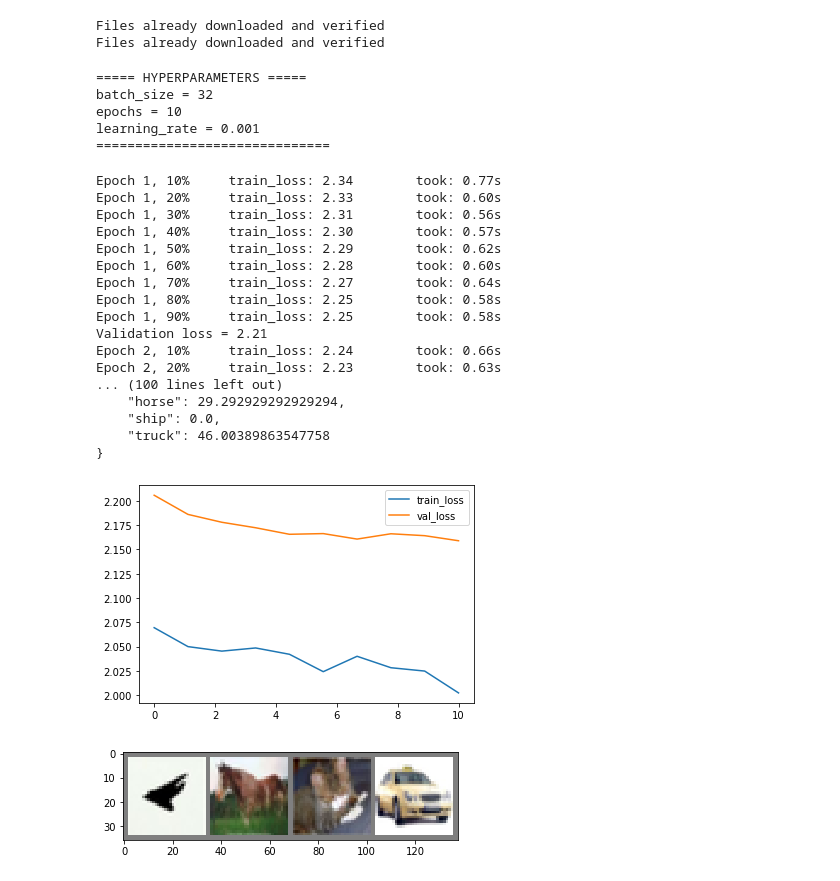
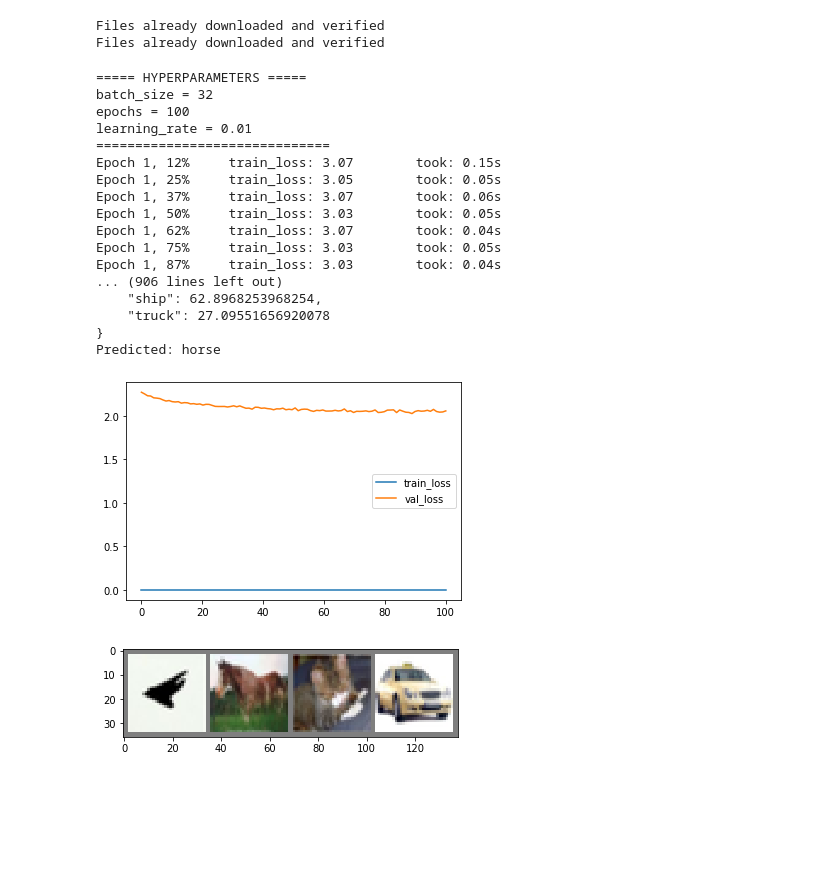
Before and after one commit to mattbev/DDIG, a Jupyter notebook: ExpPool.ipynb, the cells around one changed output. Saved outputs shown, nothing was run; the diff lists cells and outputs as text; code cells hidden in the pictures; blank space fills up the shorter version.

```diff
--- a/ExpPool.ipynb
+++ b/ExpPool.ipynb
@@ -48,7 +48,7 @@ def imshow(img):
 from torch.utils.data.sampler import SubsetRandomSampler
 
 #Training
-n_training_samples = 20000
+n_training_samples = 1000 #20000
 train_sampler = SubsetRandomSampler(np.arange(n_training_samples, dtype=np.int64))
 def get_train_loader(batch_size):
         train_loader = torch.utils.data.DataLoader(train_set, batch_size=batch_size, sampler=train_sampler, num_workers=2)
@@ -69,7 +69,7 @@ class SortPool:
         self.channels = channels
         self.height = height
         self.width = width
-        self.coeff = torch.rand(self.channels, self.height*self.width)#, requires_grad=True)
+        self.coeff = torch.rand(self.channels, self.height*self.width, requires_grad=True)
 
     def forward(self, x):
         batch_size, channels, height, width = x.shape
@@ -125,7 +125,7 @@ class SimpleCNN(torch.nn.Module):
         #Dimension changes from (1,1024) to (1, 10)
         x = F.relu(self.fc(x))
 
-        sm = F.softmax(x)
+#         sm = F.softmax(x)
 
         return x
 
@@ -177,6 +177,7 @@ def trainNet(net, batch_size, n_epochs, learning_rate):
 
         running_loss = 0.0
         print_every = n_batches // 10
+        print_every = 1 if print_every == 0 else print_every
         start_time = time.time()
         total_train_loss = 0
 
@@ -190,7 +191,7 @@ def trainNet(net, batch_size, n_epochs, learning_rate):
 #                 target = inputs[0]
 #                 imshow(target)
 #                 print(classes[labels[0]])
-            inputs, labels = Variable(inputs), Variable(labels)
+#             inputs, labels = Variable(inputs), Variable(labels)
 
             #Set parameter gradients to zero
             optimizer.zero_grad()
@@ -294,40 +295,41 @@ def accuracy(model):
 # %%
 import json
 
 CNN = SimpleCNN()
-trainNet(CNN, batch_size=32, n_epochs=10, learning_rate=.001)
+trainNet(CNN, batch_size=32, n_epochs=100, learning_rate=.01)
 overall_acc, class_acc = accuracy(CNN)
 print("Final Accuracies: \n overall: {overall_acc:.3f} \n class: {class_acc}".format(
     overall_acc=overall_acc,
     class_acc=json.dumps(class_acc, indent=4)))
 
-# outputs = CNN(img)
-# _, predicted = torch.max(outputs, 1)
-# print("Predicted:", classes[predicted[0]])
+outputs = CNN(img)
+# x = classes
+# y = np.ndarray.flatten(torch.nn.functional.softmax(outputs, dim=1).data.numpy())
+# fig = plt.figure()
+# ax = plt.axes()
+# plt.bar(x, y)
+
+_, predicted = torch.max(outputs, 1)
+print("Predicted:", classes[predicted[0]])
 # %% [output]
 ===== HYPERPARAMETERS =====
 batch_size = 32
-epochs = 10
-learning_rate = 0.001
+epochs = 100
+learning_rate = 0.01
 ==============================
+Epoch 1, 12%     train_loss: 3.07        took: 0.15s
+Epoch 1, 25%     train_loss: 3.05        took: 0.05s
+Epoch 1, 37%     train_loss: 3.07        took: 0.06s
+Epoch 1, 50%     train_loss: 3.03        took: 0.05s
+Epoch 1, 62%     train_loss: 3.07        took: 0.04s
+Epoch 1, 75%     train_loss: 3.03        took: 0.05s
+Epoch 1, 87%     train_loss: 3.03        took: 0.04s
+... (906 lines left out)
+    "ship": 62.8968253968254,
+    "truck": 27.09551656920078
+}
+Predicted: horse
-Epoch 1, 10%     train_loss: 2.34        took: 0.77s
-Epoch 1, 20%     train_loss: 2.33        took: 0.60s
-Epoch 1, 30%     train_loss: 2.31        took: 0.56s
-Epoch 1, 40%     train_loss: 2.30        took: 0.57s
-Epoch 1, 50%     train_loss: 2.29        took: 0.62s
-Epoch 1, 60%     train_loss: 2.28        took: 0.60s
-Epoch 1, 70%     train_loss: 2.27        took: 0.64s
-Epoch 1, 80%     train_loss: 2.25        took: 0.58s
-Epoch 1, 90%     train_loss: 2.25        took: 0.58s
-Validation loss = 2.21
-Epoch 2, 10%     train_loss: 2.24        took: 0.66s
-Epoch 2, 20%     train_loss: 2.23        took: 0.63s
-... (100 lines left out)
-    "horse": 29.292929292929294,
-    "ship": 0.0,
-    "truck": 46.00389863547758
-}
-[figure, old version]
+[figure, new version]
 # %%
 #Show images
 
```
